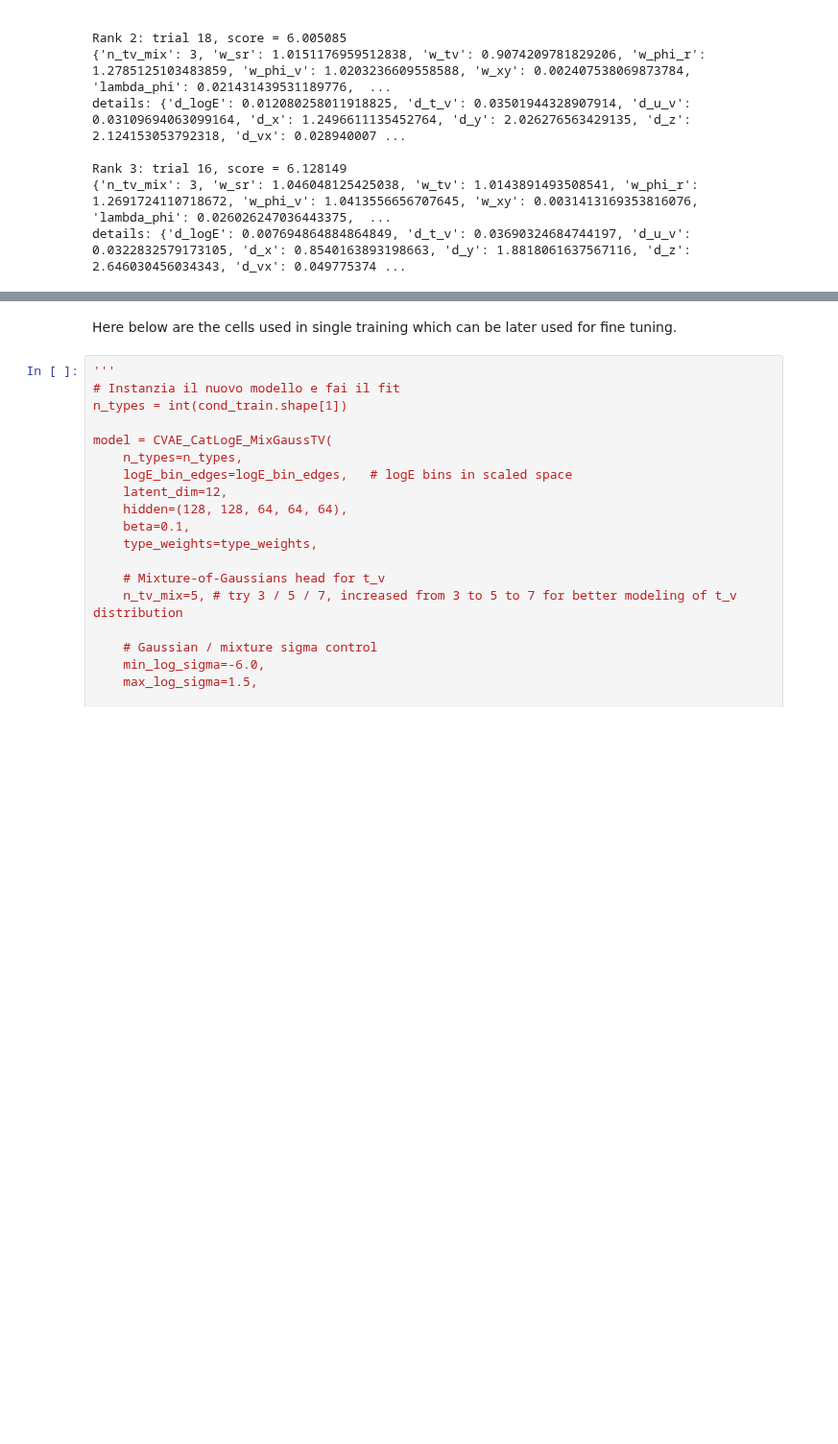
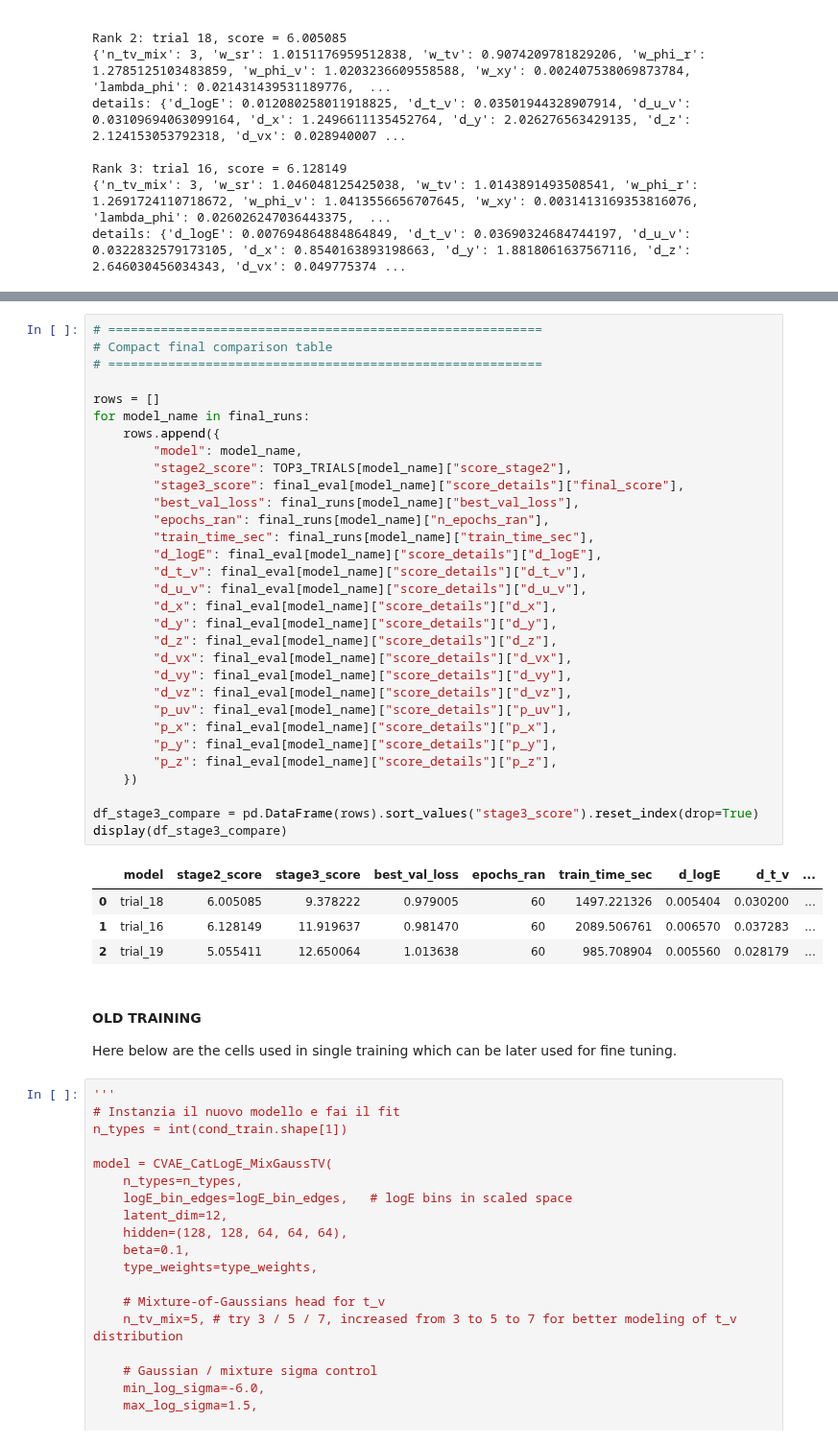
Before and after one commit to francescomonastra/MAGI, a Jupyter notebook: GEEANNT_v1_4RS.ipynb, the cells around one changed output, grey strips where cells are left out. Shown at 96% size. Cells and saved outputs as stored; diff of their text form; blank space fills up the shorter version.

```diff
--- a/GEEANNT_v1_4RS.ipynb
+++ b/GEEANNT_v1_4RS.ipynb
@@ -2342,4 +3145,42 @@ details: {'d_logE': 0.007694864884864849, 'd_t_v': 0.03690324684744197, 'd_u_v':
+# %%
+# ==========================================================
+# Compact final comparison table
+# ==========================================================
+
+rows = []
+for model_name in final_runs:
+    rows.append({
+        "model": model_name,
+        "stage2_score": TOP3_TRIALS[model_name]["score_stage2"],
+        "stage3_score": final_eval[model_name]["score_details"]["final_score"],
+        "best_val_loss": final_runs[model_name]["best_val_loss"],
+        "epochs_ran": final_runs[model_name]["n_epochs_ran"],
+        "train_time_sec": final_runs[model_name]["train_time_sec"],
+        "d_logE": final_eval[model_name]["score_details"]["d_logE"],
+        "d_t_v": final_eval[model_name]["score_details"]["d_t_v"],
+        "d_u_v": final_eval[model_name]["score_details"]["d_u_v"],
+        "d_x": final_eval[model_name]["score_details"]["d_x"],
+        "d_y": final_eval[model_name]["score_details"]["d_y"],
+        "d_z": final_eval[model_name]["score_details"]["d_z"],
+        "d_vx": final_eval[model_name]["score_details"]["d_vx"],
+        "d_vy": final_eval[model_name]["score_details"]["d_vy"],
+        "d_vz": final_eval[model_name]["score_details"]["d_vz"],
+        "p_uv": final_eval[model_name]["score_details"]["p_uv"],
+        "p_x": final_eval[model_name]["score_details"]["p_x"],
+        "p_y": final_eval[model_name]["score_details"]["p_y"],
+        "p_z": final_eval[model_name]["score_details"]["p_z"],
+    })
+
+df_stage3_compare = pd.DataFrame(rows).sort_values("stage3_score").reset_index(drop=True)
+display(df_stage3_compare)
+# %% [output]
+|  | model | stage2_score | stage3_score | best_val_loss | epochs_ran | train_time_sec | d_logE | d_t_v | ... |
+| 0 | trial_18 | 6.005085 | 9.378222 | 0.979005 | 60 | 1497.221326 | 0.005404 | 0.030200 | ... |
+| 1 | trial_16 | 6.128149 | 11.919637 | 0.981470 | 60 | 2089.506761 | 0.006570 | 0.037283 | ... |
+| 2 | trial_19 | 5.055411 | 12.650064 | 1.013638 | 60 | 985.708904 | 0.005560 | 0.028179 | ... |
 # %% [markdown]
+#### OLD TRAINING
+
 Here below are the cells used in single training which can be later used for fine tuning.
 # %%
 '''
```
Also changed, not shown: parts of 6 cells of this notebook, 5 other files.
